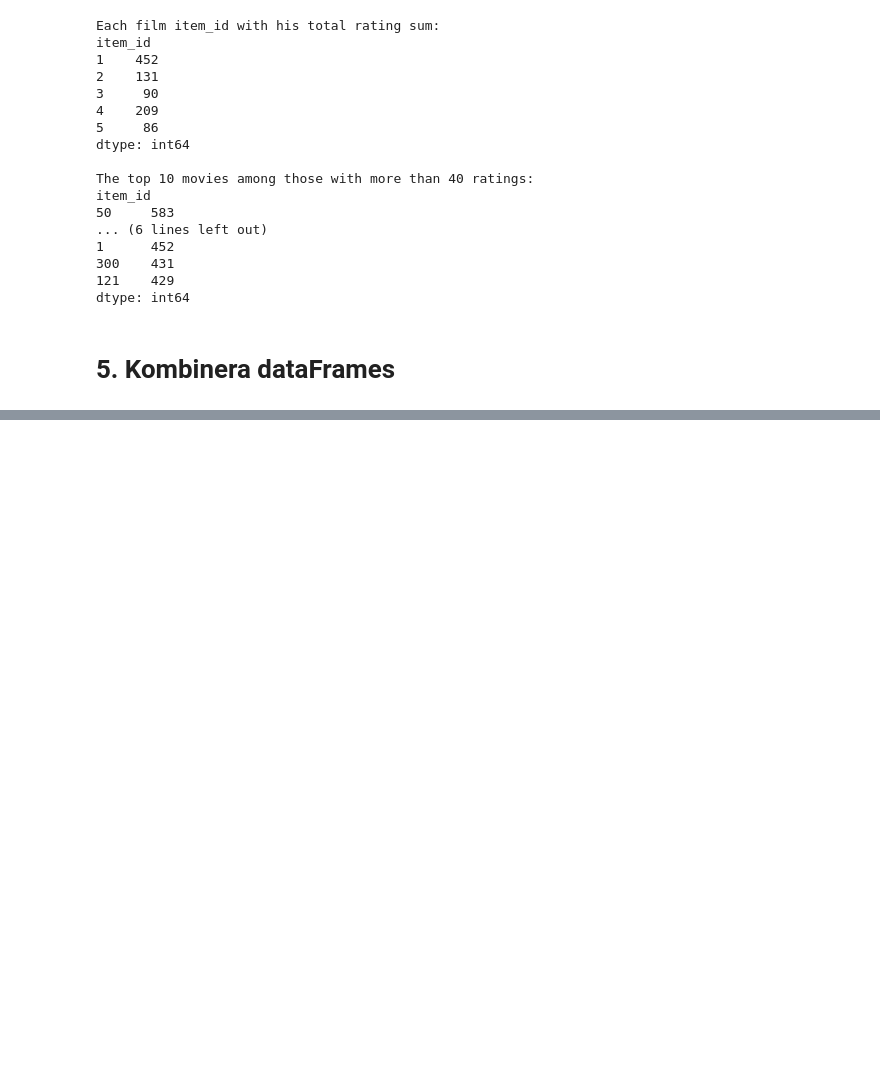
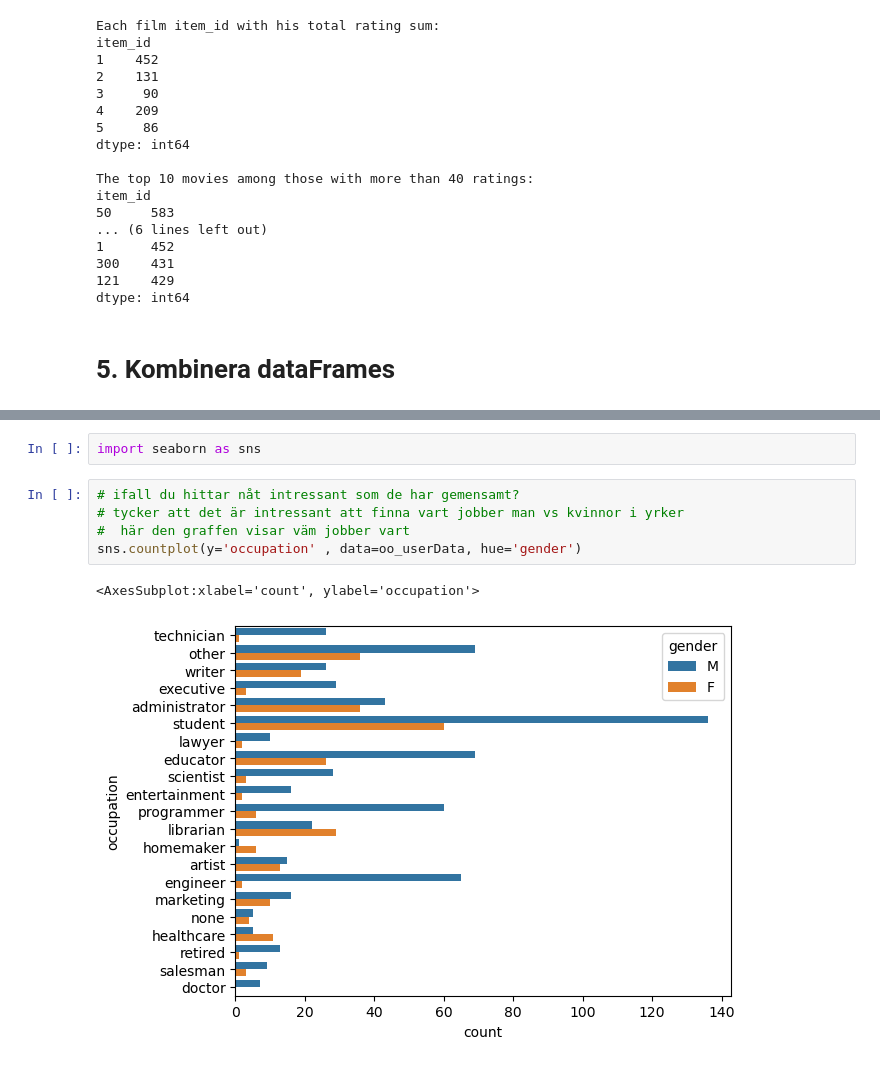
Before and after one commit to Ammar-Man/Python, a Jupyter notebook: Data processing/projekt1.ipynb, the cells around one changed output, grey strips where cells are left out. Saved outputs shown, nothing was run; the diff lists cells and outputs as text; blank space fills up the shorter version.

```diff
--- a/Data processing/projekt1.ipynb
+++ b/Data processing/projekt1.ipynb
@@ -250,0 +302,10 @@ dtype: int64
+# %%
+import seaborn as sns
+# %%
+# ifall du hittar nåt intressant som de har gemensamt?
+# tycker att det är intressant att finna vart jobber man vs kvinnor i yrker
+#  här den graffen visar väm jobber vart
+sns.countplot(y='occupation' , data=oo_userData, hue='gender')
+# %% [output]
+<AxesSubplot:xlabel='count', ylabel='occupation'>
+[figure, added]
```
Also changed, not shown: parts of 10 cells of this notebook.
